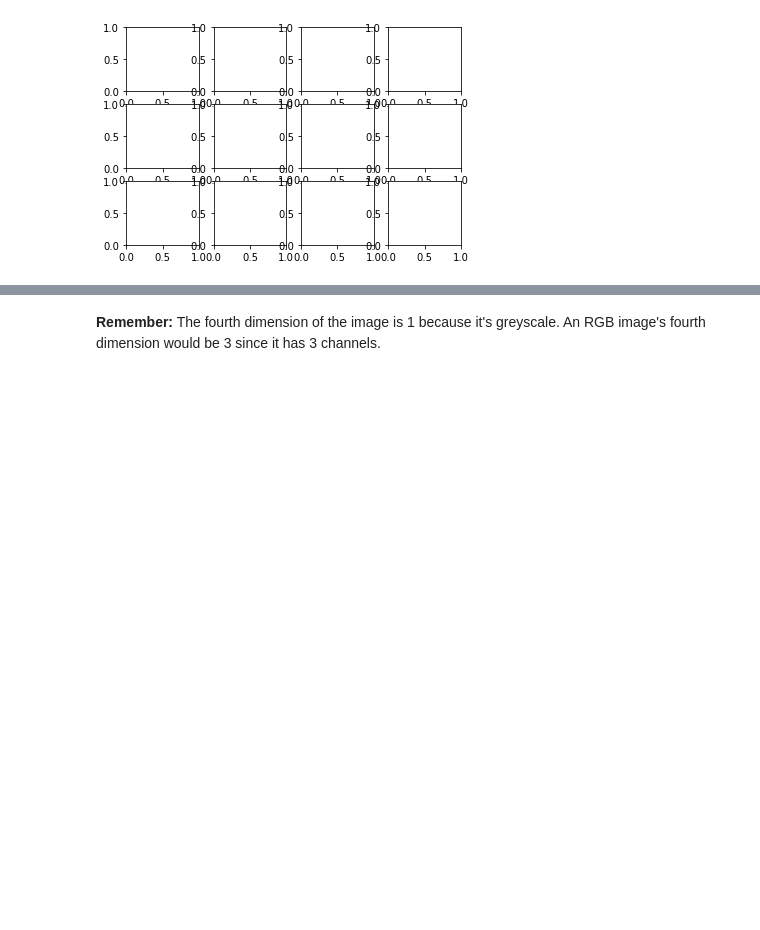
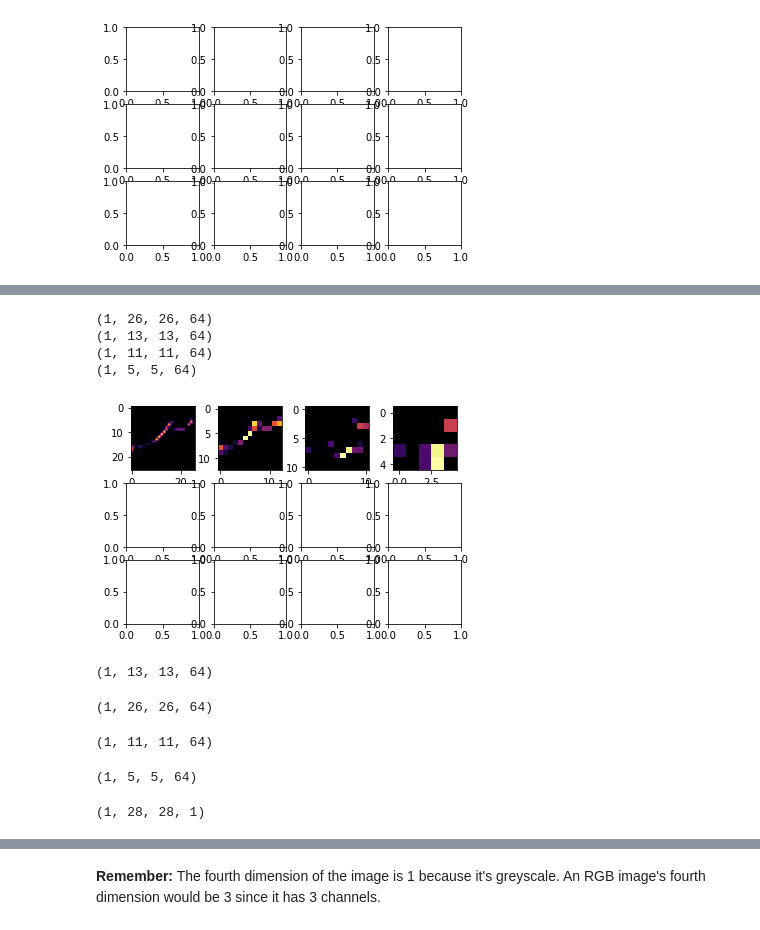
Before and after one commit to mozillah/Tensorflow-Practice, a Jupyter notebook: 1. Introduction to TensorFlow/Course 1 - Part 6 - Lesson 2 - Notebook.ipynb, the cells around one changed output, grey strips where cells are left out. Drawn from its saved outputs; the diff is of its cells as text; code cells hidden in the pictures; blank space fills up the shorter version.

```diff
--- a/1. Introduction to TensorFlow/Course 1 - Part 6 - Lesson 2 - Notebook.ipynb
+++ b/1. Introduction to TensorFlow/Course 1 - Part 6 - Lesson 2 - Notebook.ipynb
@@ -233,0 +276,20 @@ from tensorflow.keras import models
+# %%
+import matplotlib.pyplot as plt
+f, axarr = plt.subplots(3,4)
+FIRST_IMAGE=0
+SECOND_IMAGE=23
+THIRD_IMAGE=28
+CONVOLUTION_NUMBER = 1 # Chooses the filter, i.e, the feature to detect.
+from tensorflow.keras import models
+
+for x in range(0,4):
+    f1 = activation_model.predict(test_images[FIRST_IMAGE].reshape(1, 28, 28, 1))[x]
+    print(f1.shape)
+    axarr[0,x].imshow(f1[0, : , :, CONVOLUTION_NUMBER], cmap='inferno')
+    axarr[0,x].grid(False)
+# %% [output]
+(1, 26, 26, 64)
+(1, 13, 13, 64)
+(1, 11, 11, 64)
+(1, 5, 5, 64)
+[figure, added]
@@ -233,0 +298,12 @@ from tensorflow.keras import models
+# %%
+t[1].shape
+# %% [output]
+(1, 13, 13, 64)
+# %%
+t[0].shape
+# %% [output]
+(1, 26, 26, 64)
+# %%
+t[2].shape
+# %% [output]
+(1, 11, 11, 64)
@@ -233,0 +312,8 @@ from tensorflow.keras import models
+# %%
+t[3].shape
+# %% [output]
+(1, 5, 5, 64)
+# %%
+test_images[FIRST_IMAGE].reshape(1, 28, 28, 1).shape
+# %% [output]
+(1, 28, 28, 1)
```
Also changed, not shown: parts of 9 cells of this notebook, 9 other files.
